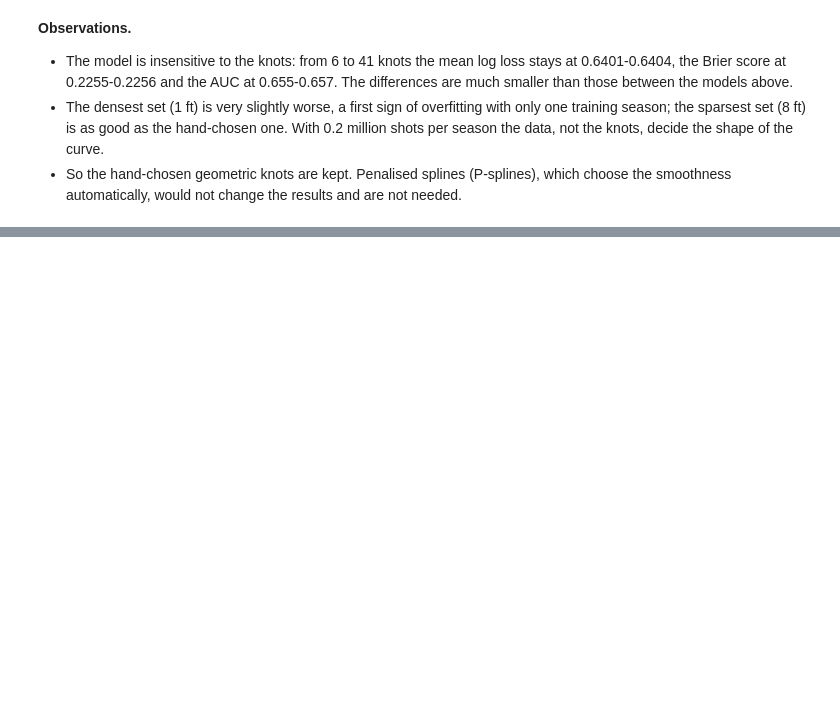
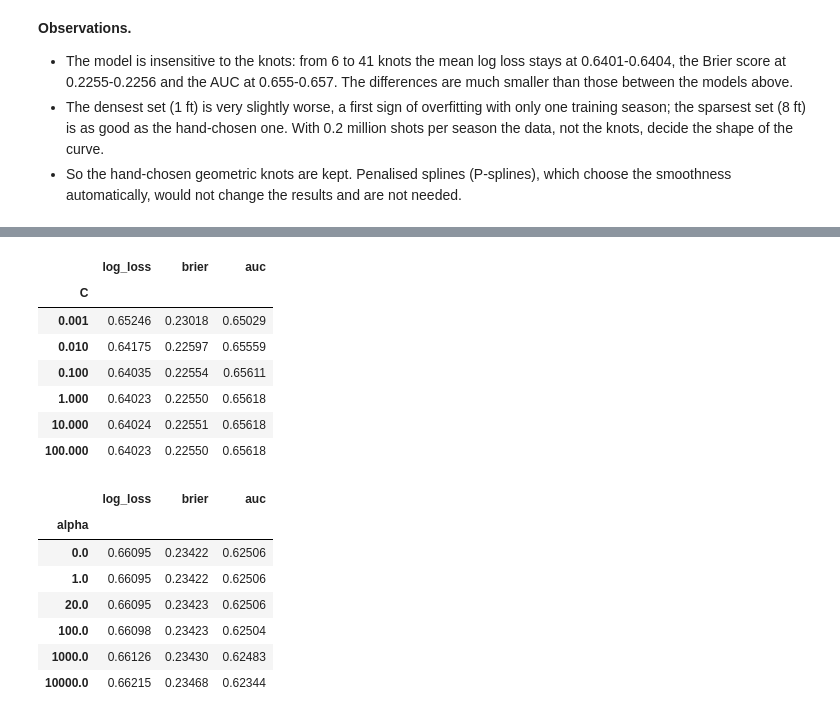
Before and after one commit to ezNobson/nba-xpts, a Jupyter notebook: notebooks/04_baselines.ipynb, the cells around one changed output, grey strips where cells are left out. Cells and saved outputs as stored; diff of their text form; code cells hidden in the pictures; blank space fills up the shorter version.

Commit message:
Stage 3: sensitivity of C and alpha, autoreload in notebook

```diff
--- a/notebooks/04_baselines.ipynb
+++ b/notebooks/04_baselines.ipynb
@@ -836,0 +844,30 @@ knots_res.pivot(index="season", columns="knots", values="log_loss")[list(knot_se
+# %%
+rows = []
+for C_ in [0.001, 0.01, 0.1, 1, 10, 100]:
+    for season, tr, te in walk_forward(df["SEASON"], window=1):
+        m = make_logit(C=C_).fit(df[tr], y[tr])
+        rows.append({"model": "logit", "param": C_, "season": season, **evaluate(y[te], m.predict_proba(df[te])[:, 1])})
+for a in [0, 1, 20, 100, 1000, 10000]:
+    for season, tr, te in walk_forward(df["SEASON"]):
+        m = ZoneBaseline(alpha=a).fit(df[tr], y[tr])
+        rows.append({"model": "zone", "param": a, "season": season, **evaluate(y[te], m.predict_proba(df[te])[:, 1])})
+
+reg = pd.DataFrame(rows).groupby(["model", "param"])[["log_loss", "brier", "auc"]].mean()
+display(reg.loc["logit"].rename_axis("C").round(5), reg.loc["zone"].rename_axis("alpha").round(5))
+# %% [output]
+|  | log_loss | brier | auc |
+| C |  |  |  |
+| 0.001 | 0.65246 | 0.23018 | 0.65029 |
+| 0.010 | 0.64175 | 0.22597 | 0.65559 |
+| 0.100 | 0.64035 | 0.22554 | 0.65611 |
+| 1.000 | 0.64023 | 0.22550 | 0.65618 |
+| 10.000 | 0.64024 | 0.22551 | 0.65618 |
+| 100.000 | 0.64023 | 0.22550 | 0.65618 |
+|  | log_loss | brier | auc |
+| alpha |  |  |  |
+| 0.0 | 0.66095 | 0.23422 | 0.62506 |
+| 1.0 | 0.66095 | 0.23422 | 0.62506 |
+| 20.0 | 0.66095 | 0.23423 | 0.62506 |
+| 100.0 | 0.66098 | 0.23423 | 0.62504 |
+| 1000.0 | 0.66126 | 0.23430 | 0.62483 |
+| 10000.0 | 0.66215 | 0.23468 | 0.62344 |
```
Also changed, not shown: parts of 2 cells of this notebook, 2 other files.
